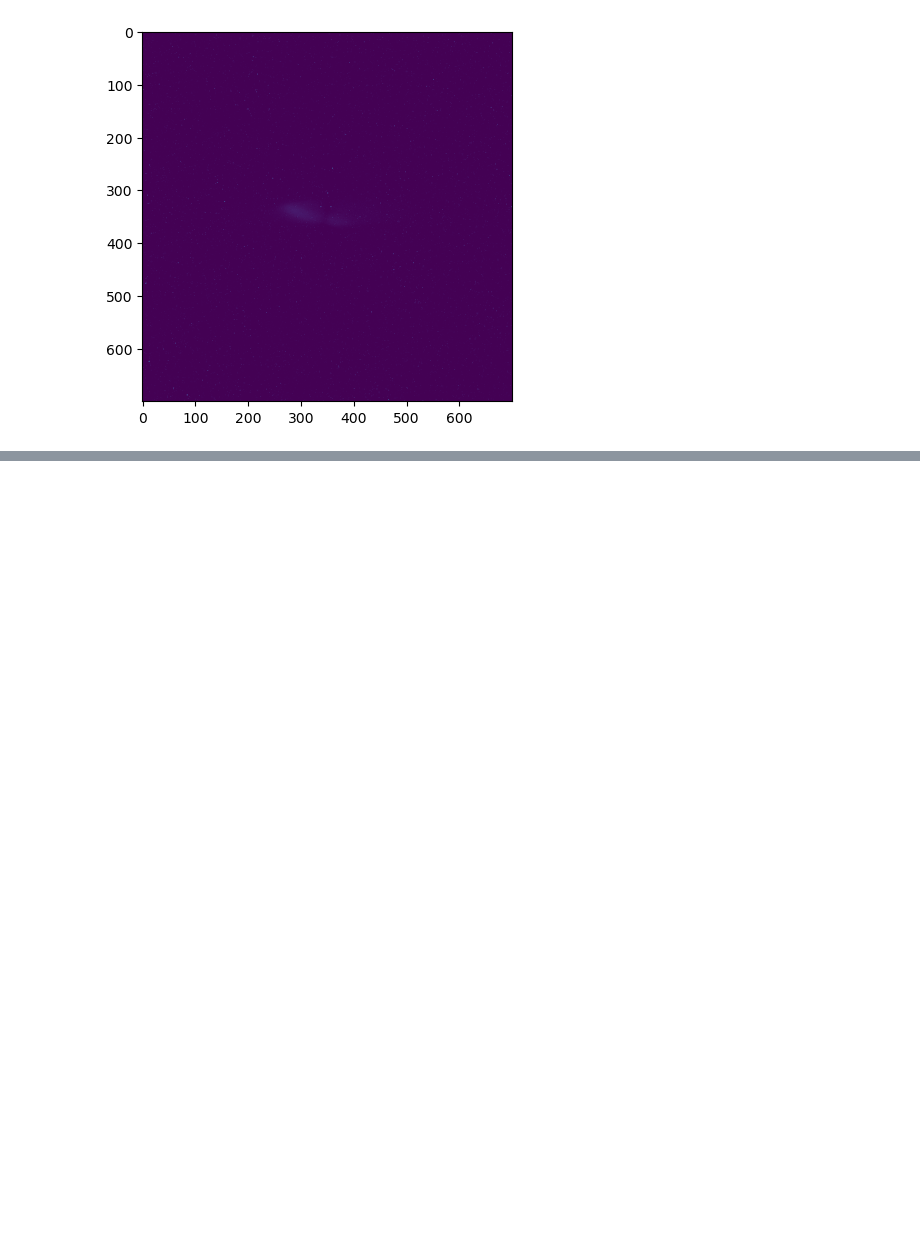
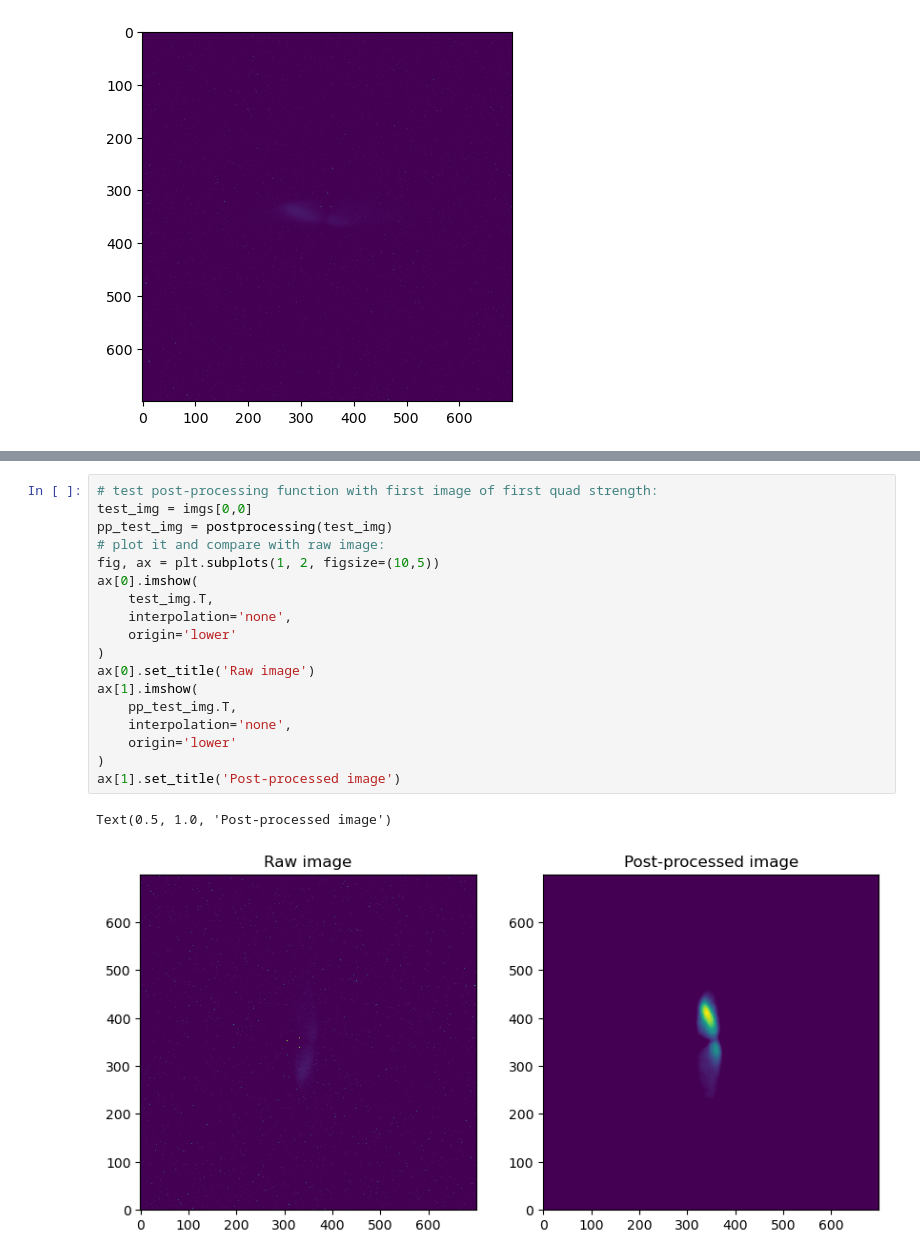
Before and after one commit to jp-ga/python-project, a Jupyter notebook: data_processing.ipynb, the cells around one changed output, grey strips where cells are left out. Cells and saved outputs as stored; diff of their text form; blank space fills up the shorter version.

Commit message:
add post-processing

```diff
--- a/data_processing.ipynb
+++ b/data_processing.ipynb
@@ -124,0 +242,21 @@ plt.imshow(imgs[0][0])
+# %%
+# test post-processing function with first image of first quad strength:
+test_img = imgs[0,0]
+pp_test_img = postprocessing(test_img)
+# plot it and compare with raw image:
+fig, ax = plt.subplots(1, 2, figsize=(10,5))
+ax[0].imshow(
+    test_img.T,
+    interpolation='none',
+    origin='lower'
+)
+ax[0].set_title('Raw image')
+ax[1].imshow(
+    pp_test_img.T,
+    interpolation='none',
+    origin='lower'
+)
+ax[1].set_title('Post-processed image')
+# %% [output]
+Text(0.5, 1.0, 'Post-processed image')
+[figure, added]
```
Also changed, not shown: parts of 8 cells of this notebook.
